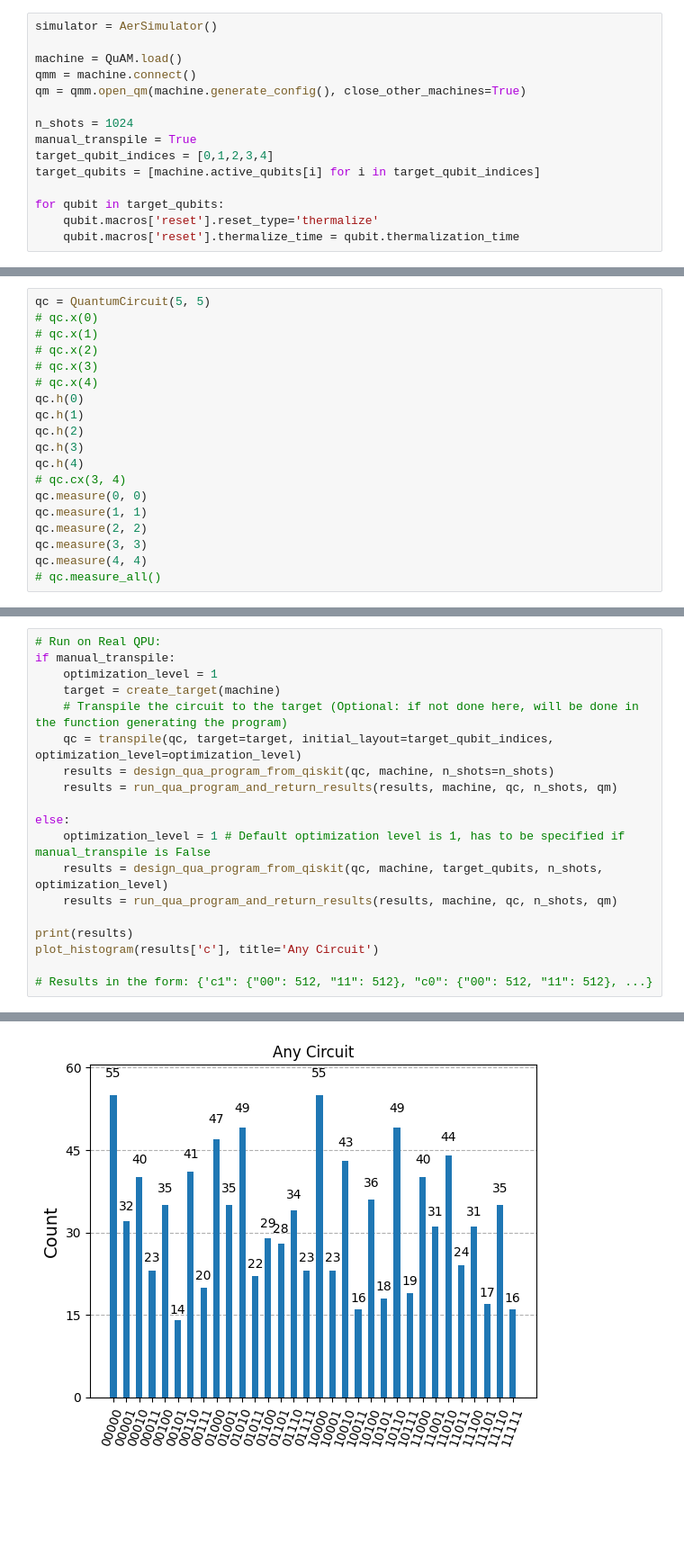
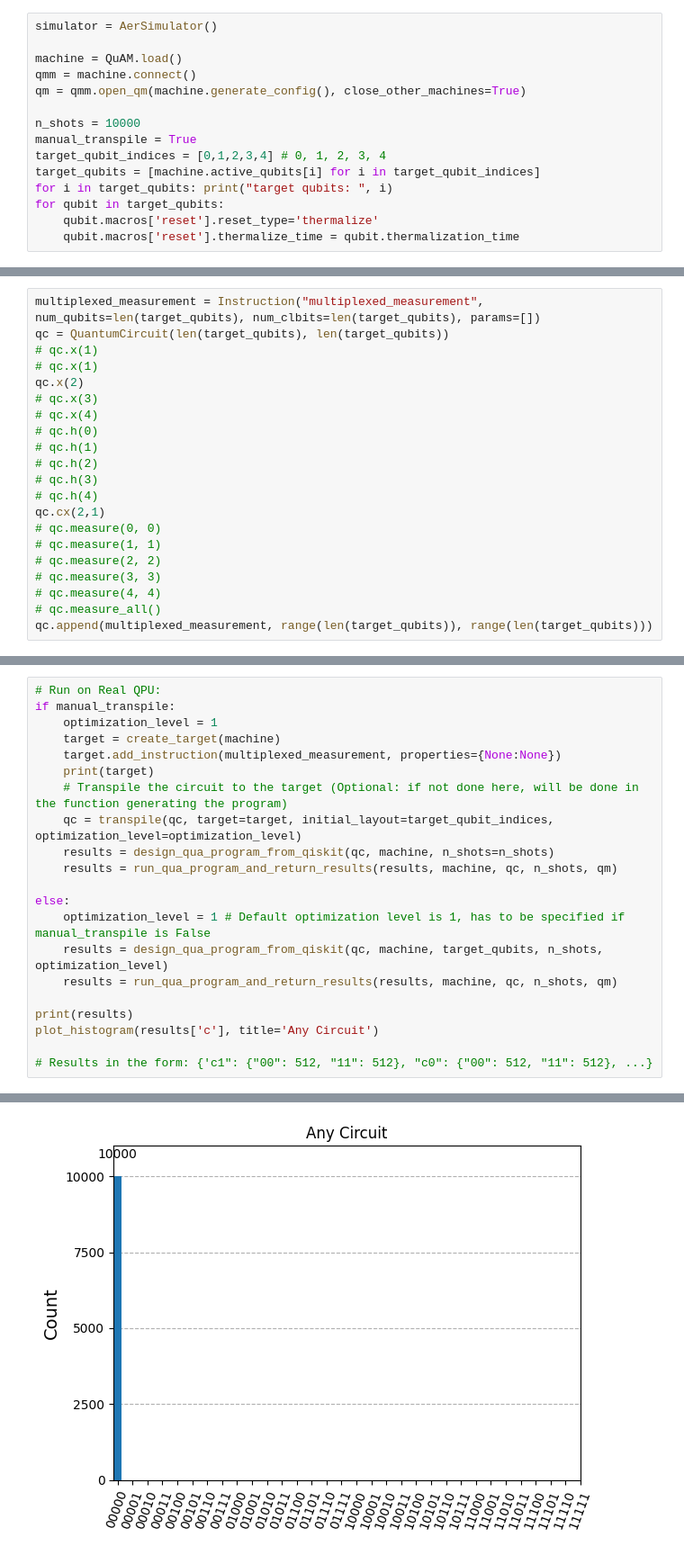
Before and after one commit to asqum/qua-libs, a Jupyter notebook: Quantum-Control-Applications-QuAM/Superconducting/calibrations/28_quantum_circuit_execution.ipynb, the cells around one changed output, grey strips where cells are left out. Shown at 90% size. Saved outputs shown, nothing was run; the diff lists cells and outputs as text; blank space fills up the shorter version.

```diff
--- a/Quantum-Control-Applications-QuAM/Superconducting/calibrations/28_quantum_circuit_execution.ipynb
+++ b/Quantum-Control-Applications-QuAM/Superconducting/calibrations/28_quantum_circuit_execution.ipynb
@@ -16,11 +18,11 @@ machine = QuAM.load()
 qmm = machine.connect()
 qm = qmm.open_qm(machine.generate_config(), close_other_machines=True)
 
-n_shots = 1024
+n_shots = 10000
 manual_transpile = True
-target_qubit_indices = [0,1,2,3,4]
+target_qubit_indices = [0,1,2,3,4] # 0, 1, 2, 3, 4
 target_qubits = [machine.active_qubits[i] for i in target_qubit_indices]
-
+for i in target_qubits: print("target qubits: ", i)
 for qubit in target_qubits:
     qubit.macros['reset'].reset_type='thermalize'
     qubit.macros['reset'].thermalize_time = qubit.thermalization_time
@@ -27,19 +37,21 @@ for qubit in target_qubits:
 # %%
-qc = QuantumCircuit(5, 5)
-# qc.x(0)
+multiplexed_measurement = Instruction("multiplexed_measurement", num_qubits=len(target_qubits), num_clbits=len(target_qubits), params=[])
+qc = QuantumCircuit(len(target_qubits), len(target_qubits))
 # qc.x(1)
-# qc.x(2)
+# qc.x(1)
+qc.x(2)
 # qc.x(3)
 # qc.x(4)
-qc.h(0)
-qc.h(1)
-qc.h(2)
-qc.h(3)
-qc.h(4)
-# qc.cx(3, 4)
-qc.measure(0, 0)
-qc.measure(1, 1)
-qc.measure(2, 2)
-qc.measure(3, 3)
-qc.measure(4, 4)
+# qc.h(0)
+# qc.h(1)
+# qc.h(2)
+# qc.h(3)
+# qc.h(4)
+qc.cx(2,1)
+# qc.measure(0, 0)
+# qc.measure(1, 1)
+# qc.measure(2, 2)
+# qc.measure(3, 3)
+# qc.measure(4, 4)
 # qc.measure_all()
+qc.append(multiplexed_measurement, range(len(target_qubits)), range(len(target_qubits)))
@@ -62,6 +72,8 @@ plot_histogram(counts, title='Any Circuit')
 if manual_transpile:
     optimization_level = 1
     target = create_target(machine)
+    target.add_instruction(multiplexed_measurement, properties={None:None})
+    print(target)
     # Transpile the circuit to the target (Optional: if not done here, will be done in the function generating the program)
     qc = transpile(qc, target=target, initial_layout=target_qubit_indices, optimization_level=optimization_level)
     results = design_qua_program_from_qiskit(qc, machine, n_shots=n_shots)
@@ -85 +95 @@ plot_histogram(results['c'], title='Any Circuit')
-[figure, old version]
+[figure, new version]
```
Also changed, not shown: parts of 5 cells of this notebook, 2 other files.
